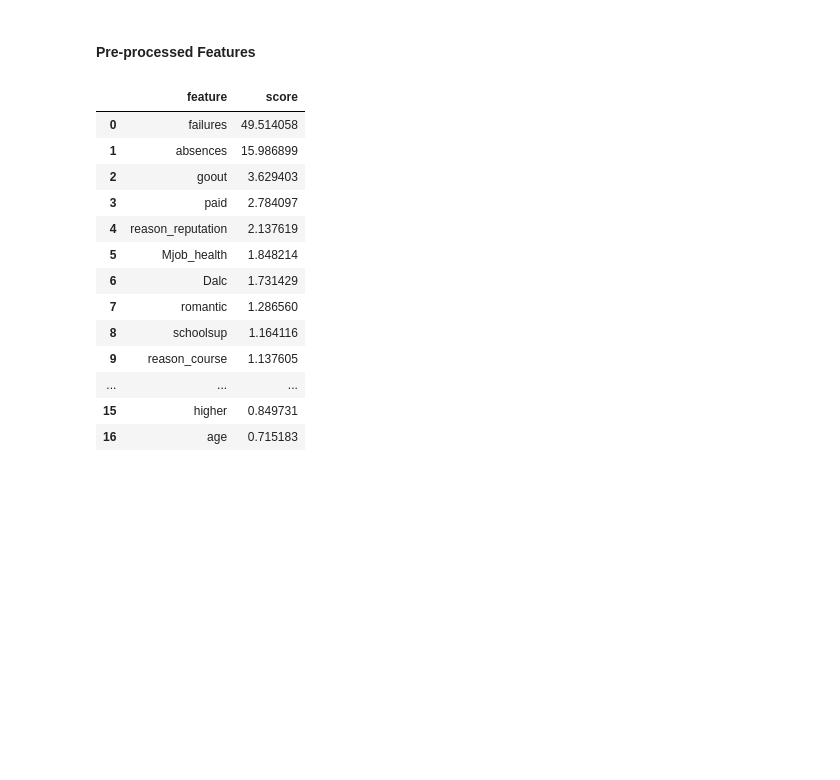
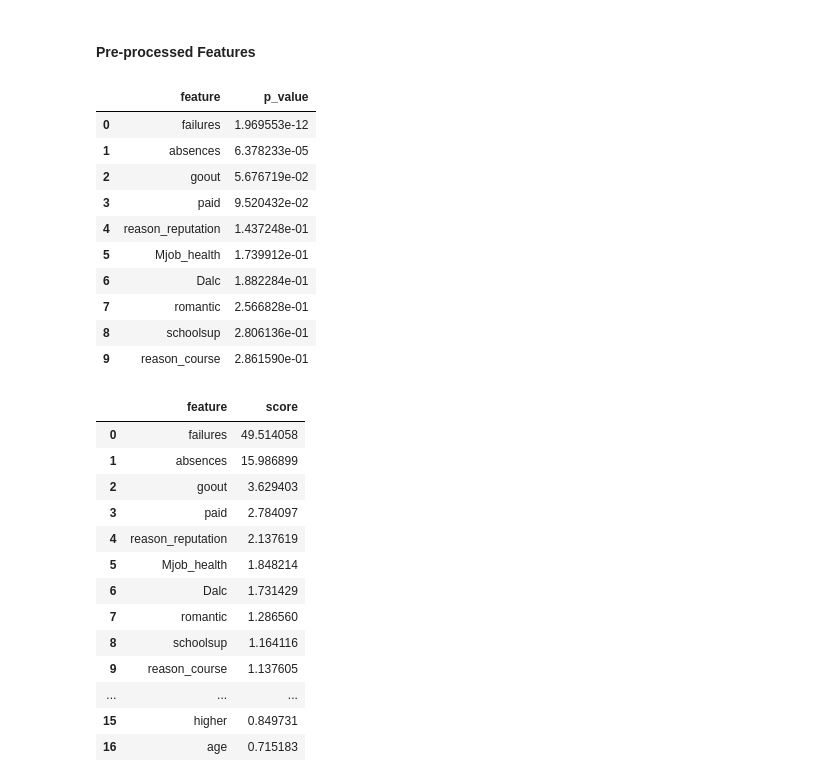
Before and after one commit to baumanab/Udacity_MachineLearningEngineer_ND, a Jupyter notebook: projects/student_intervention/student_intervention.ipynb, the cells around one changed output. Cells and saved outputs as stored; diff of their text form; code cells hidden in the pictures; blank space fills up the shorter version.

Commit message:
add chi^2 analysis of features with p-values

```diff
--- a/projects/student_intervention/student_intervention.ipynb
+++ b/projects/student_intervention/student_intervention.ipynb
@@ -217,6 +217,28 @@ from sklearn.feature_selection import SelectKBest
 from sklearn.feature_selection import chi2
 # %% [markdown]
 #### Pre-processed Features
+# %%
+scores, pvals = chi2(X_train, y_train)
+# %%
+feature_sig = zip(X_train.columns, pvals)
+
+feature_sig_df = pd.DataFrame(feature_sig, columns = ['feature', 'p_value'])
+feature_sig_df = feature_sig_df.sort_values(by = 'p_value')
+feature_sig_df = feature_sig_df.reset_index(drop= True)
+# %%
+feature_sig_df.head(10)
+# %% [output]
+|  | feature | p_value |
+| 0 | failures | 1.969553e-12 |
+| 1 | absences | 6.378233e-05 |
+| 2 | goout | 5.676719e-02 |
+| 3 | paid | 9.520432e-02 |
+| 4 | reason_reputation | 1.437248e-01 |
+| 5 | Mjob_health | 1.739912e-01 |
+| 6 | Dalc | 1.882284e-01 |
+| 7 | romantic | 2.566828e-01 |
+| 8 | schoolsup | 2.806136e-01 |
+| 9 | reason_course | 2.861590e-01 |
 # %%
 k = 20
 k_best = SelectKBest(chi2, k= k)
```
Also changed, not shown: parts of 11 cells of this notebook.
